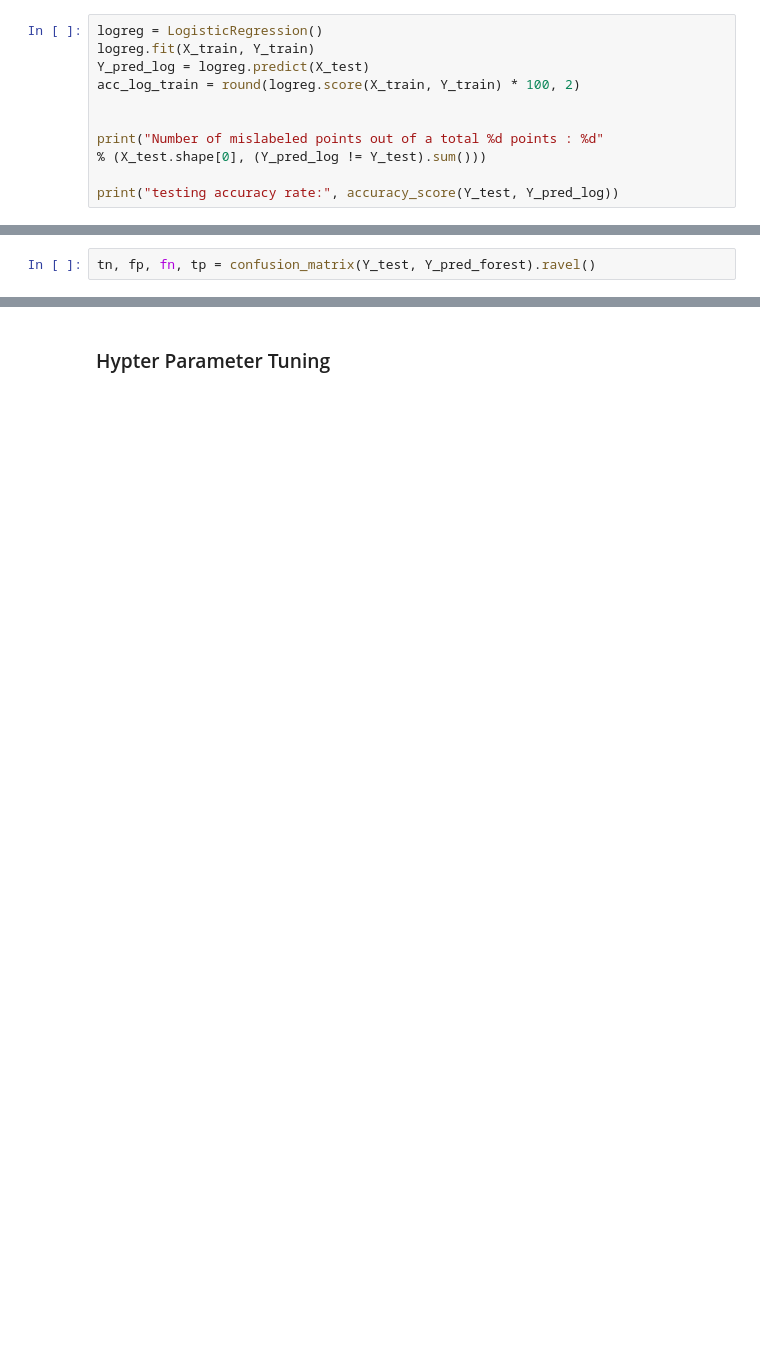
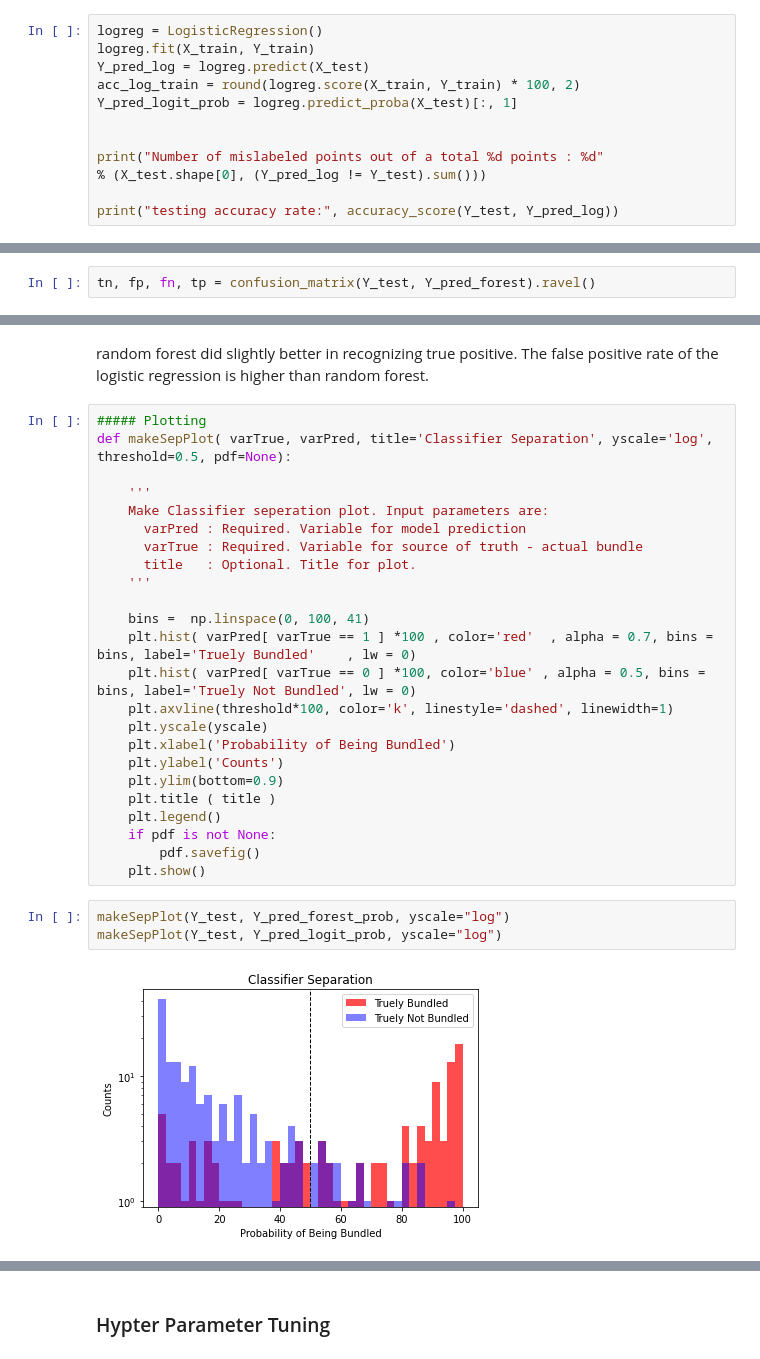
Before and after one commit to linglp/titanic, a Jupyter notebook: Playground3.ipynb, the cells around one changed output, grey strips where cells are left out. Drawn from its saved outputs; the diff is of its cells as text; blank space fills up the shorter version.

```diff
--- a/Playground3.ipynb
+++ b/Playground3.ipynb
@@ -372,6 +372,7 @@ logreg = LogisticRegression()
 logreg.fit(X_train, Y_train)
 Y_pred_log = logreg.predict(X_test)
 acc_log_train = round(logreg.score(X_train, Y_train) * 100, 2)
+Y_pred_logit_prob = logreg.predict_proba(X_test)[:, 1]
 
 
 print("Number of mislabeled points out of a total %d points : %d"
@@ -466,0 +533,31 @@ tn, fp, fn, tp = confusion_matrix(Y_test, Y_pred_forest).ravel()
+# %% [markdown]
+random forest did slightly better in recognizing true positive. The false positive rate of the logistic regression is higher than random forest.
+# %%
+##### Plotting
+def makeSepPlot( varTrue, varPred, title='Classifier Separation', yscale='log', threshold=0.5, pdf=None):
+
+    '''
+    Make Classifier seperation plot. Input parameters are:
+      varPred : Required. Variable for model prediction
+      varTrue : Required. Variable for source of truth - actual bundle
+      title   : Optional. Title for plot.
+    '''
+
+    bins =  np.linspace(0, 100, 41)
+    plt.hist( varPred[ varTrue == 1 ] *100 , color='red'  , alpha = 0.7, bins = bins, label='Truely Bundled'    , lw = 0)
+    plt.hist( varPred[ varTrue == 0 ] *100, color='blue' , alpha = 0.5, bins = bins, label='Truely Not Bundled', lw = 0)
+    plt.axvline(threshold*100, color='k', linestyle='dashed', linewidth=1)
+    plt.yscale(yscale)
+    plt.xlabel('Probability of Being Bundled')
+    plt.ylabel('Counts')
+    plt.ylim(bottom=0.9)
+    plt.title ( title )
+    plt.legend()
+    if pdf is not None:
+        pdf.savefig()
+    plt.show()
+# %%
+makeSepPlot(Y_test, Y_pred_forest_prob, yscale="log")
+makeSepPlot(Y_test, Y_pred_logit_prob, yscale="log")
+# %% [output]
+[figure, added]
```
Also changed, not shown: parts of 57 cells of this notebook, 2 other files.
